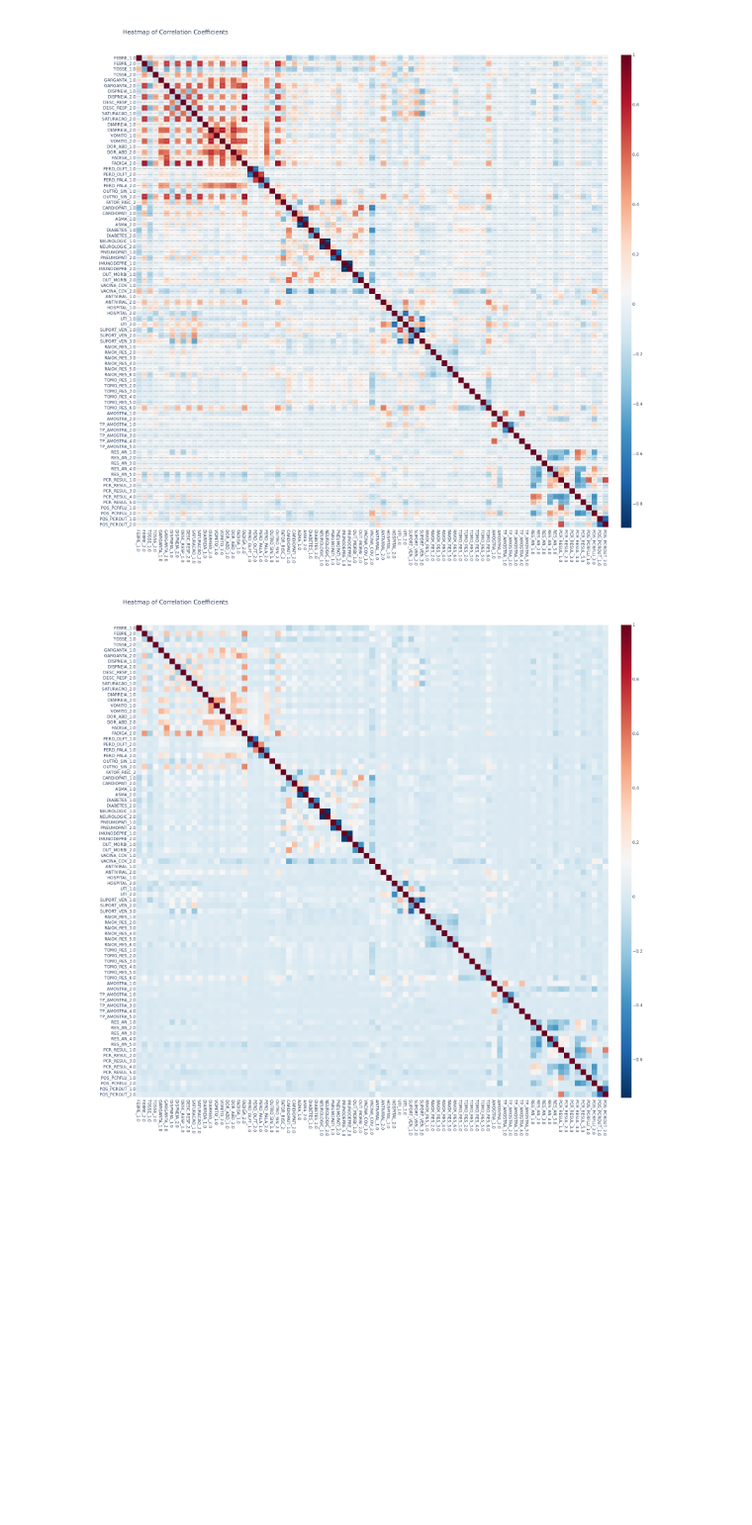
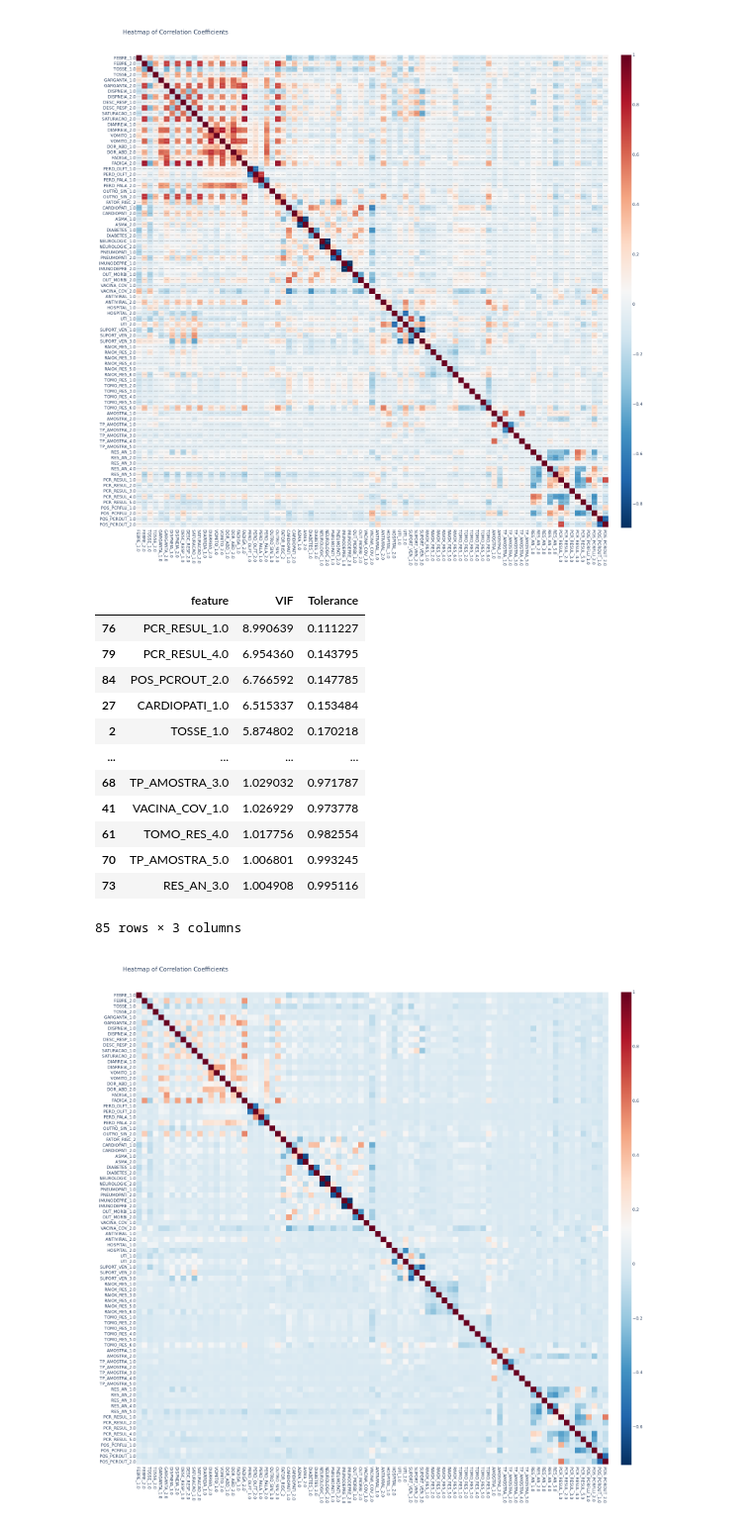
Before and after one commit to HeyLucasLeao/ols-regression-challenge, a Jupyter notebook: srag/residualizer_eda.ipynb, the cells around one changed output. Shown at 99% size. Saved outputs shown, nothing was run; the diff lists cells and outputs as text; code cells hidden in the pictures; blank space fills up the shorter version.

```diff
--- a/srag/residualizer_eda.ipynb
+++ b/srag/residualizer_eda.ipynb
@@ -434,6 +434,31 @@ def filtering_features_based_on_vif(X: np.ndarray, threshold=15.0, verbose=False
     return features
 # %%
 sample = X_train.sample(40000)
-mask_features = filtering_features_based_on_vif(X_train.astype(float), threshold=15)
+mask_features = filtering_features_based_on_vif(X_train.astype(float), threshold=10)
 filtered_features = np.asarray(X_train.columns)[mask_features].tolist()
+# %%
+def generate_vif_dataframe(df, features):
+    vif_data = pd.DataFrame()
+    vif_data["feature"] = features
+    vif_data["VIF"] = [variance_inflation_factor(df[features].values, i) for i in range(df[features].shape[1])]
+    vif_data["Tolerance"] = 1 / vif_data["VIF"]
+    return vif_data
+# %%
+df_vif = generate_vif_dataframe(X_train, filtered_features)
+# %%
+df_vif.sort_values(by="Tolerance")
+# %% [output]
+|  | feature | VIF | Tolerance |
+| 76 | PCR_RESUL_1.0 | 8.990639 | 0.111227 |
+| 79 | PCR_RESUL_4.0 | 6.954360 | 0.143795 |
+| 84 | POS_PCROUT_2.0 | 6.766592 | 0.147785 |
+| 27 | CARDIOPATI_1.0 | 6.515337 | 0.153484 |
+| 2 | TOSSE_1.0 | 5.874802 | 0.170218 |
+| ... | ... | ... | ... |
+| 68 | TP_AMOSTRA_3.0 | 1.029032 | 0.971787 |
+| 41 | VACINA_COV_1.0 | 1.026929 | 0.973778 |
+| 61 | TOMO_RES_4.0 | 1.017756 | 0.982554 |
+| 70 | TP_AMOSTRA_5.0 | 1.006801 | 0.993245 |
+| 73 | RES_AN_3.0 | 1.004908 | 0.995116 |
+85 rows × 3 columns
 # %%
```
Also changed, not shown: parts of 2 cells of this notebook.
